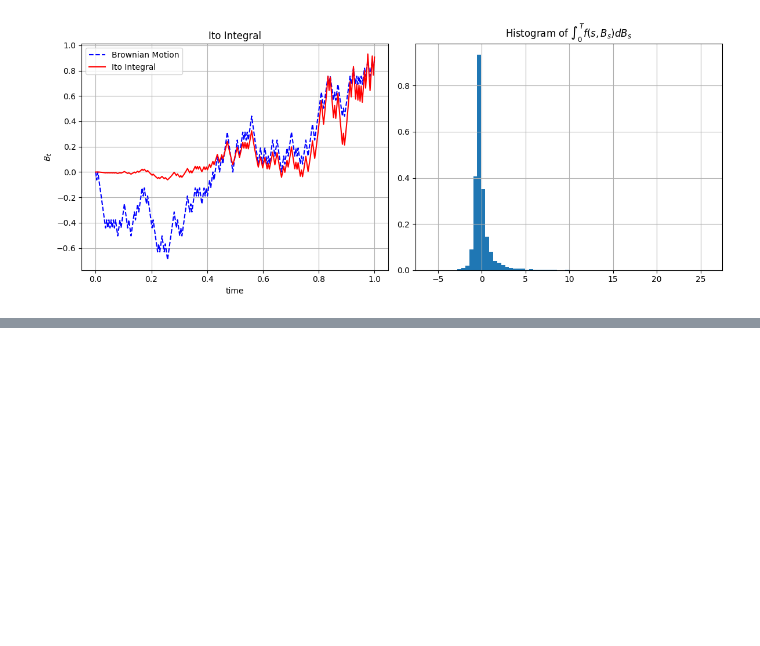
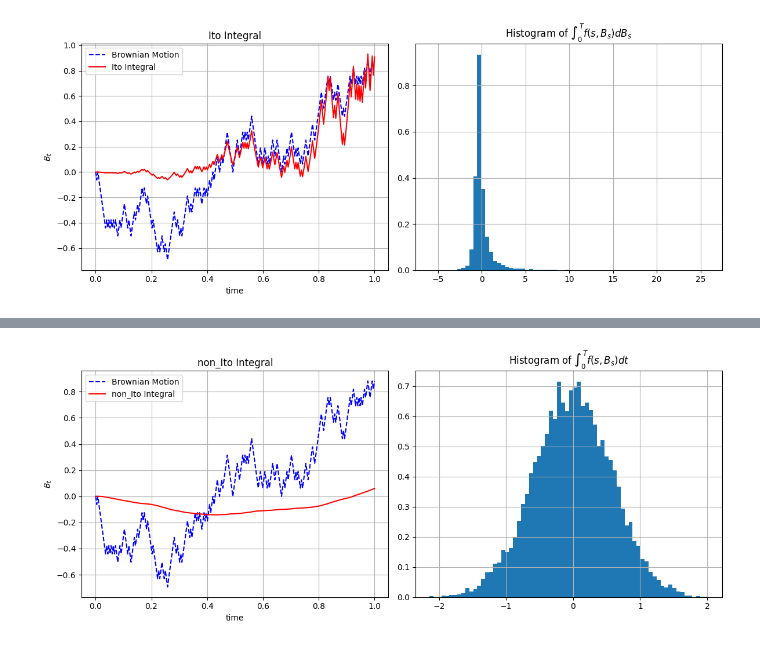
Before and after one commit to wolfinwallst/Financial_Engineering_and_Risk_Management, a Jupyter notebook: Financial Math 1 - 2022/#3 Ito integral, Ito Lemma and its application.ipynb, the cells around one changed output, grey strips where cells are left out. Cells and saved outputs as stored; diff of their text form; code cells hidden in the pictures; blank space fills up the shorter version.

```diff
--- a/Financial Math 1 - 2022/#3 Ito integral, Ito Lemma and its application.ipynb
+++ b/Financial Math 1 - 2022/#3 Ito integral, Ito Lemma and its application.ipynb
@@ -204 +216,28 @@ instead of $dB_s$, now we choose $dt$, the infinitesimal time interval - so this
+# %%
+# B_t dt
+betting = b[:, :-1]
+
+non_ito = np.cumsum(betting * dt, axis=1)  # used dt, instead of db as was in the above Ito case & this part is the only difference (from the above Ito-case)
+non_ito = np.concatenate([np.zeros((num_simulation, 1)), non_ito], axis=1)
+
+fig, (ax, ax2) = plt.subplots(1, 2, figsize=(12,5))
+
+# plot of Brownian motions
+ax.plot(t, b[0,:], '--b', label='Brownian Motion')
+ax.plot(t, non_ito[0,:], 'r', label='non_Ito Integral')
+ax.set_title('non_Ito Integral')
+ax.set_xlabel('time')
+ax.set_ylabel('$B_t$')
+ax.grid(True)
+ax.legend();
+
+# histogram of S_10
+ax2.hist(non_ito[:,-1], bins=70, density=True)
+ax2.set_title('Histogram of $\int_0^T f(s, B_s) dt$')
+ax2.grid(True)
+
+plt.tight_layout()
+plt.show()
+# %% [output]
+[figure, added]
 # %%
```
Also changed, not shown: parts of 7 cells of this notebook.
